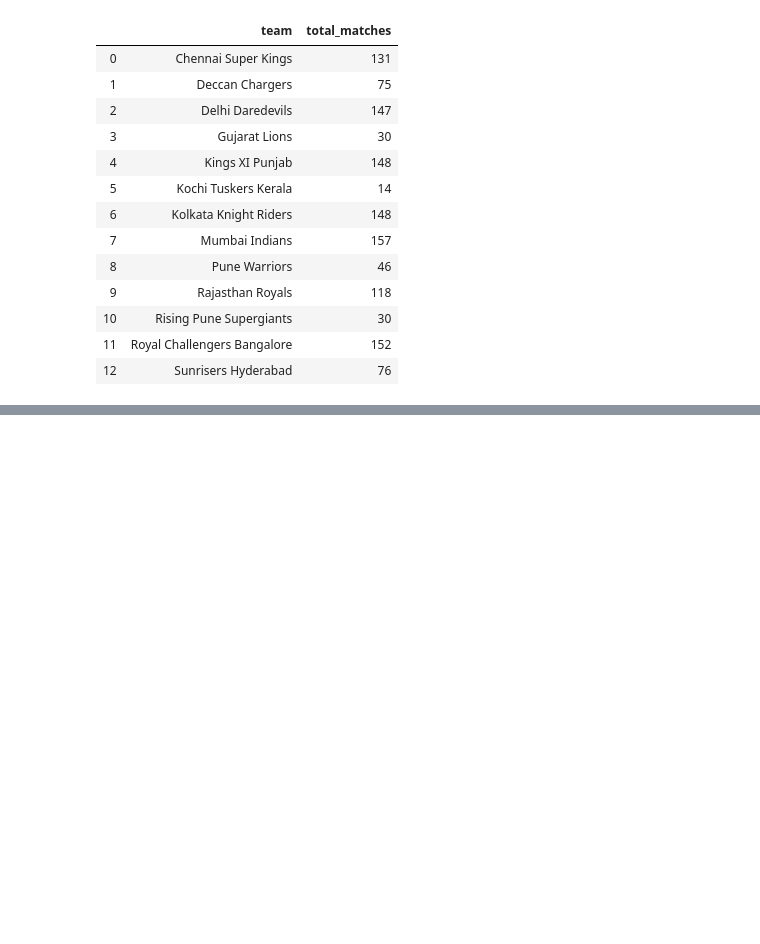
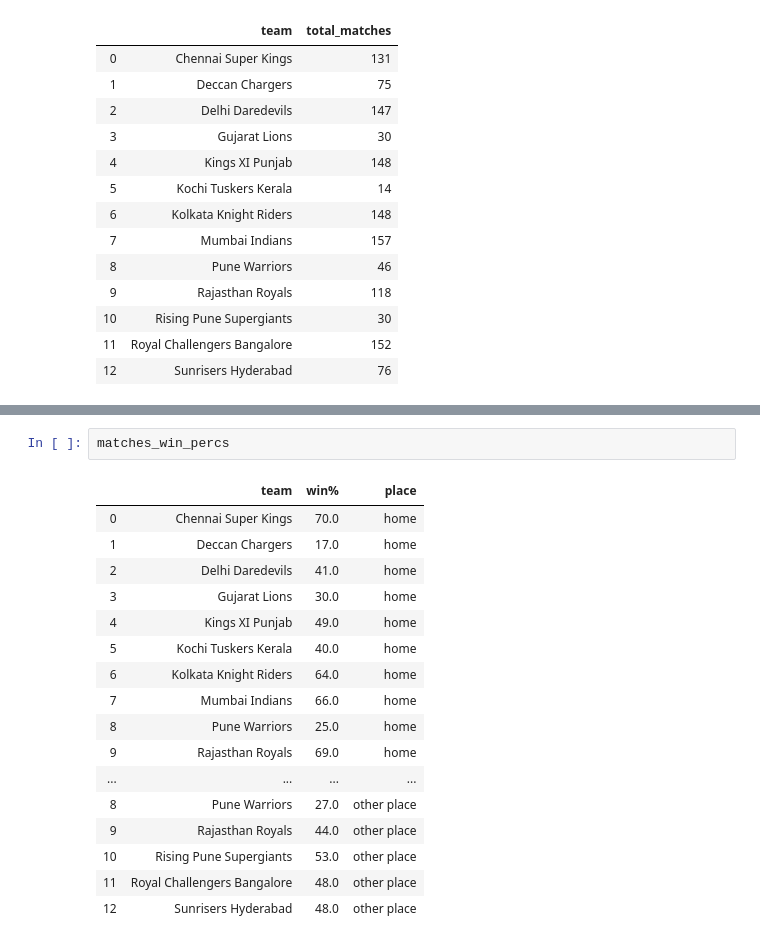
Before and after one commit to sowmyasurampalli/IPL-Data-Analysis, a Jupyter notebook: IPL Data Analysis.ipynb, the cells around one changed output, grey strips where cells are left out. Cells and saved outputs as stored; diff of their text form; blank space fills up the shorter version.

```diff
--- a/IPL Data Analysis.ipynb
+++ b/IPL Data Analysis.ipynb
@@ -372,0 +367,20 @@ matches_df
+# %%
+matches_win_percs
+# %% [output]
+|  | team | win% | place |
+| 0 | Chennai Super Kings | 70.0 | home |
+| 1 | Deccan Chargers | 17.0 | home |
+| 2 | Delhi Daredevils | 41.0 | home |
+| 3 | Gujarat Lions | 30.0 | home |
+| 4 | Kings XI Punjab | 49.0 | home |
+| 5 | Kochi Tuskers Kerala | 40.0 | home |
+| 6 | Kolkata Knight Riders | 64.0 | home |
+| 7 | Mumbai Indians | 66.0 | home |
+| 8 | Pune Warriors | 25.0 | home |
+| 9 | Rajasthan Royals | 69.0 | home |
+| ... | ... | ... | ... |
+| 8 | Pune Warriors | 27.0 | other place |
+| 9 | Rajasthan Royals | 44.0 | other place |
+| 10 | Rising Pune Supergiants | 53.0 | other place |
+| 11 | Royal Challengers Bangalore | 48.0 | other place |
+| 12 | Sunrisers Hyderabad | 48.0 | other place |
```
Also changed, not shown: parts of 8 cells of this notebook.
